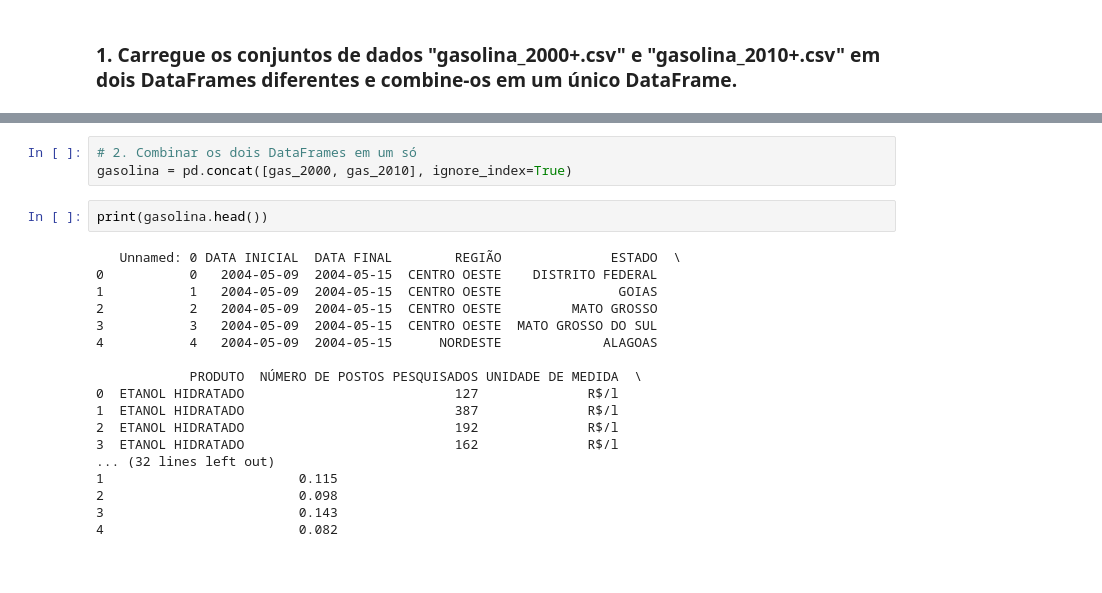
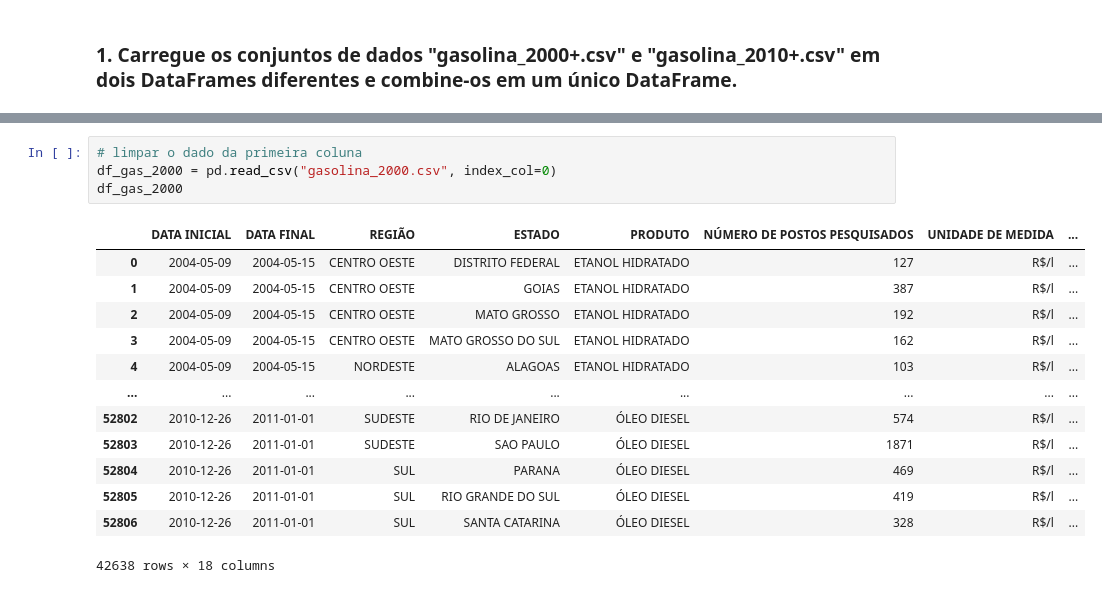
Before and after one commit to ludiemert/Analyzing_Data_Pandas_SQL, a Jupyter notebook: 4_Projectos/1_Prices_Gas/1_Price_Gas.ipynb, the cells around one changed output, grey strips where cells are left out. Saved outputs shown, nothing was run; the diff lists cells and outputs as text.

Commit message:
add comand head, info, and img

```diff
--- a/4_Projectos/1_Prices_Gas/1_Price_Gas.ipynb
+++ b/4_Projectos/1_Prices_Gas/1_Price_Gas.ipynb
@@ -29,25 +29,20 @@ gas_2000 # Ver o df gas_2000
 | 42637 | 52806 | 2010-12-26 | 2011-01-01 | SUL | SANTA CATARINA | ÓLEO DIESEL | 328 | ... |
 42638 rows × 19 columns
 # %%
-# 2. Combinar os dois DataFrames em um só
-gasolina = pd.concat([gas_2000, gas_2010], ignore_index=True)
+# limpar o dado da primeira coluna
+df_gas_2000 = pd.read_csv("gasolina_2000.csv", index_col=0)
+df_gas_2000
+# %% [output]
+|  | DATA INICIAL | DATA FINAL | REGIÃO | ESTADO | PRODUTO | NÚMERO DE POSTOS PESQUISADOS | UNIDADE DE MEDIDA | ... |
+| 0 | 2004-05-09 | 2004-05-15 | CENTRO OESTE | DISTRITO FEDERAL | ETANOL HIDRATADO | 127 | R$/l | ... |
+| 1 | 2004-05-09 | 2004-05-15 | CENTRO OESTE | GOIAS | ETANOL HIDRATADO | 387 | R$/l | ... |
+| 2 | 2004-05-09 | 2004-05-15 | CENTRO OESTE | MATO GROSSO | ETANOL HIDRATADO | 192 | R$/l | ... |
+| 3 | 2004-05-09 | 2004-05-15 | CENTRO OESTE | MATO GROSSO DO SUL | ETANOL HIDRATADO | 162 | R$/l | ... |
+| 4 | 2004-05-09 | 2004-05-15 | NORDESTE | ALAGOAS | ETANOL HIDRATADO | 103 | R$/l | ... |
+| ... | ... | ... | ... | ... | ... | ... | ... | ... |
+| 52802 | 2010-12-26 | 2011-01-01 | SUDESTE | RIO DE JANEIRO | ÓLEO DIESEL | 574 | R$/l | ... |
+| 52803 | 2010-12-26 | 2011-01-01 | SUDESTE | SAO PAULO | ÓLEO DIESEL | 1871 | R$/l | ... |
+| 52804 | 2010-12-26 | 2011-01-01 | SUL | PARANA | ÓLEO DIESEL | 469 | R$/l | ... |
+| 52805 | 2010-12-26 | 2011-01-01 | SUL | RIO GRANDE DO SUL | ÓLEO DIESEL | 419 | R$/l | ... |
+| 52806 | 2010-12-26 | 2011-01-01 | SUL | SANTA CATARINA | ÓLEO DIESEL | 328 | R$/l | ... |
+42638 rows × 18 columns
-# %%
-print(gasolina.head())
-# %% [output]
-   Unnamed: 0 DATA INICIAL  DATA FINAL        REGIÃO              ESTADO  \
-0           0   2004-05-09  2004-05-15  CENTRO OESTE    DISTRITO FEDERAL
-1           1   2004-05-09  2004-05-15  CENTRO OESTE               GOIAS
-2           2   2004-05-09  2004-05-15  CENTRO OESTE         MATO GROSSO
-3           3   2004-05-09  2004-05-15  CENTRO OESTE  MATO GROSSO DO SUL
-4           4   2004-05-09  2004-05-15      NORDESTE             ALAGOAS
-
-            PRODUTO  NÚMERO DE POSTOS PESQUISADOS UNIDADE DE MEDIDA  \
-0  ETANOL HIDRATADO                           127              R$/l
-1  ETANOL HIDRATADO                           387              R$/l
-2  ETANOL HIDRATADO                           192              R$/l
-3  ETANOL HIDRATADO                           162              R$/l
-... (32 lines left out)
-1                         0.115
-2                         0.098
-3                         0.143
-4                         0.082
```
Also changed, not shown: parts of 14 cells of this notebook, 5 other files.
